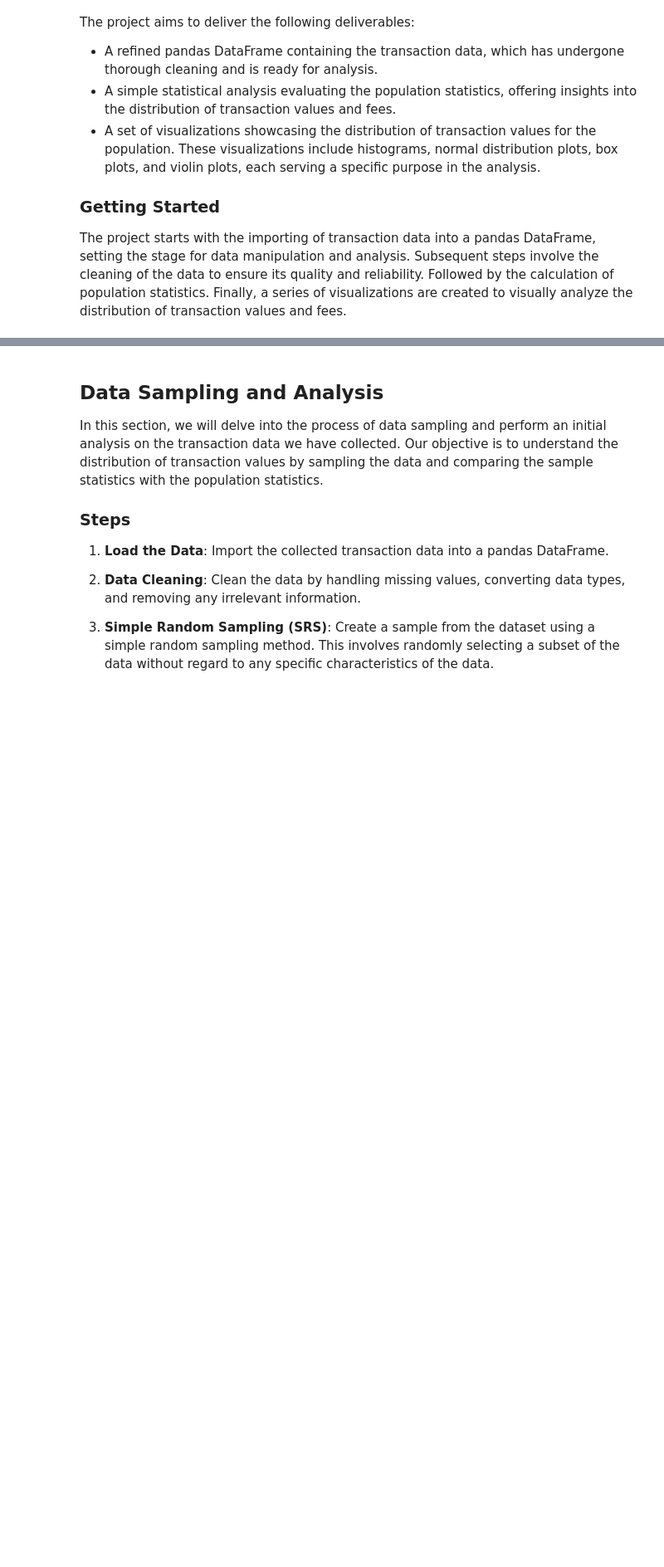
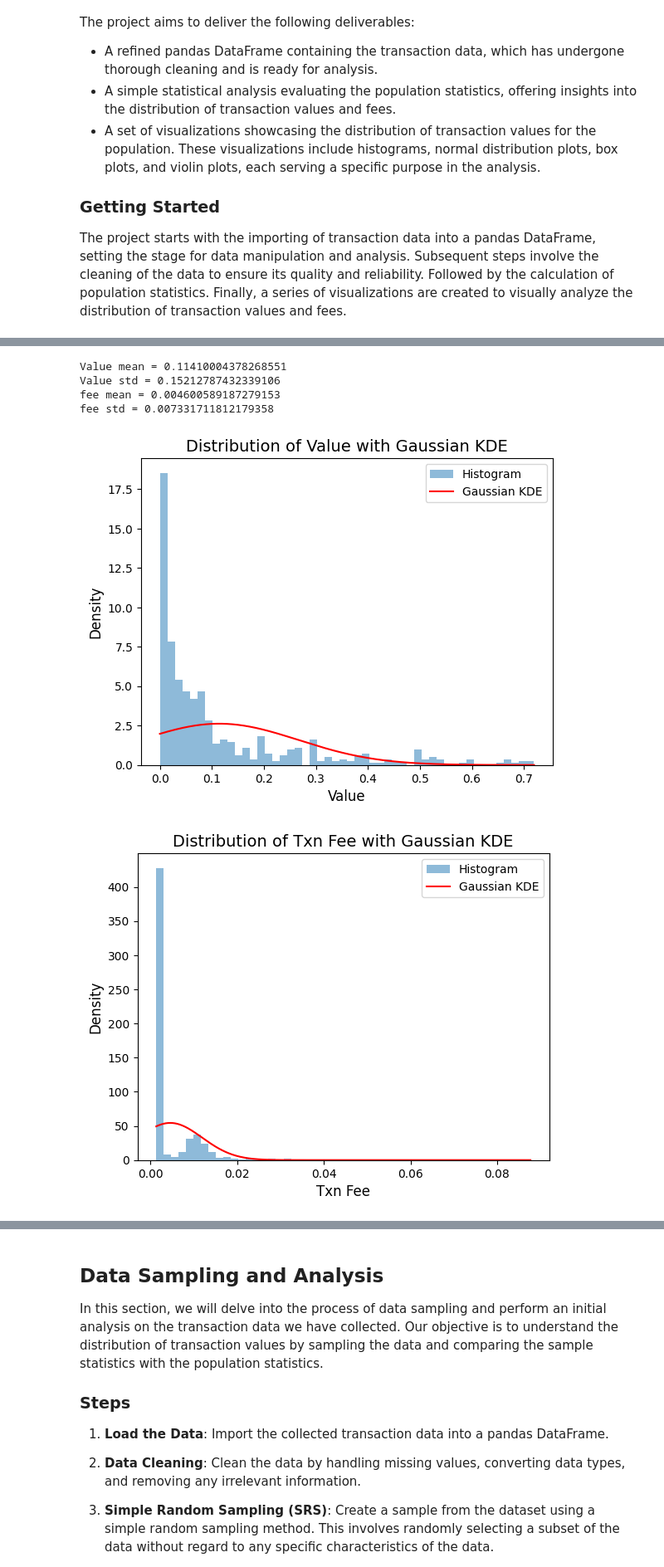
Before and after one commit to SoheilHajianManesh/Data-Sciense-Course-Projects, a Jupyter notebook: CA0/CA0.ipynb, the cells around one changed output, grey strips where cells are left out. Shown at 83% size. Drawn from its saved outputs; the diff is of its cells as text; code cells hidden in the pictures; blank space fills up the shorter version.

```diff
--- a/CA0/CA0.ipynb
+++ b/CA0/CA0.ipynb
@@ -156,0 +186,4 @@ The project starts with the importing of transaction data into a pandas DataFram
+# %%
+filtered_df["Txn Fee"] = filtered_df["Txn Fee"].astype(float)
+filtered_df.dropna(inplace = True , subset = ["Txn Fee"])
+print_unique_elements(filtered_df,"Txn Fee")
@@ -156,0 +262,31 @@ The project starts with the importing of transaction data into a pandas DataFram
+# %%
+Q1 = filtered_df['Value'].quantile(0.25)
+Q3 = filtered_df['Value'].quantile(0.75)
+IQR = Q3 - Q1
+
+lower_threshold = Q1 - 1.5 * IQR
+upper_threshold = Q3 + 1.5 * IQR
+
+outliers = filtered_df[(filtered_df['Value'] < lower_threshold) | (filtered_df['Value'] > upper_threshold)]
+
+filtered_df = filtered_df.drop(outliers.index)
+
+filtered_df.reset_index(drop=True, inplace=True)
+# %%
+def calculate_mean_and_std(df, column_name):
+    try:
+        column_mean = df[column_name].mean()
+        column_std = df[column_name].std()
+        return column_mean, column_std
+    except KeyError:
+        print(f"Column '{column_name}' not found in the DataFrame.")
+        return np.nan, np.nan
+# %%
+mean_value, std_value = calculate_mean_and_std(filtered_df, "Value")
+mean_fee, std_fee = calculate_mean_and_std(filtered_df, "Txn Fee")
+print(f"Value mean = {mean_value} \nValue std = {std_value} \nfee mean = {mean_fee} \nfee std = {std_fee}")
+# %% [output]
+Value mean = 0.11410004378268551
+Value std = 0.15212787432339106
+fee mean = 0.004600589187279153
+fee std = 0.007331711812179358
@@ -156,0 +339,11 @@ The project starts with the importing of transaction data into a pandas DataFram
+# %%
+plot_histogram_and_kde(filtered_df , "Value" , 50)
+plot_histogram_and_kde(filtered_df , "Txn Fee" , 50)
+plot_box_plot(filtered_df , "Value")
+plot_box_plot(filtered_df , "Txn Fee")
+plot_scatter(filtered_df , "Value" , "Txn Fee")
+plot_violin(filtered_df , "Value" )
+plot_violin(filtered_df , "Txn Fee" )
+# %% [output]
+[figure, added]
+[figure, added]
```
Also changed, not shown: parts of 12 cells of this notebook.
